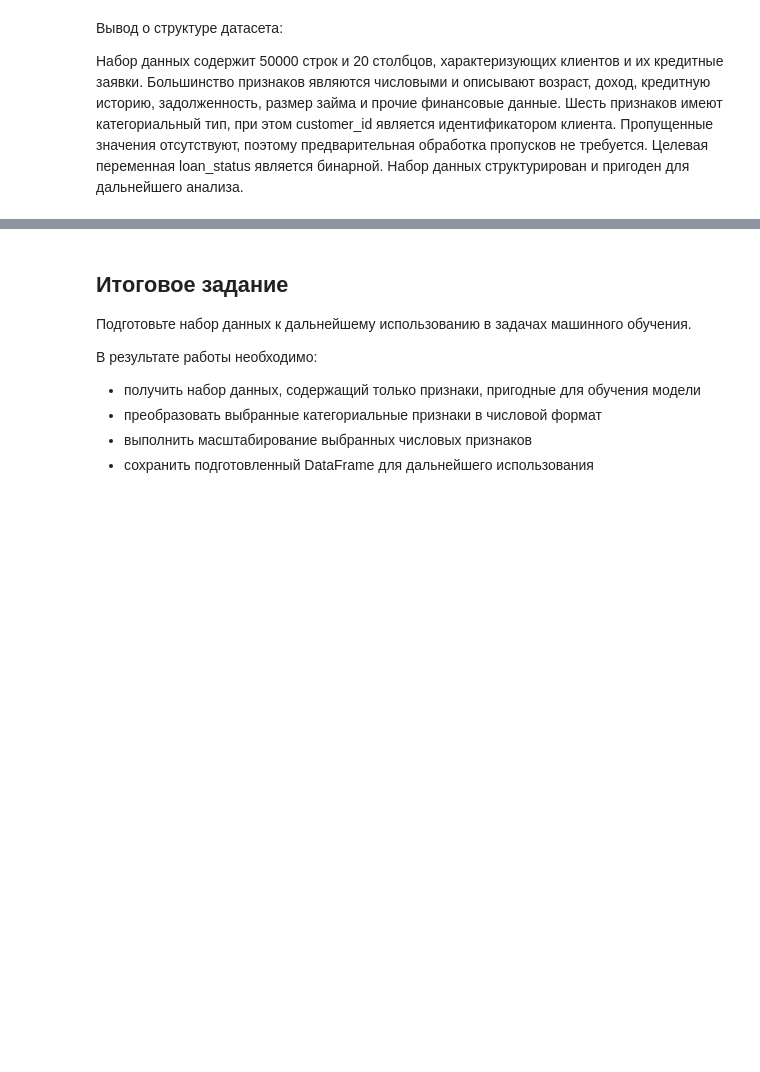
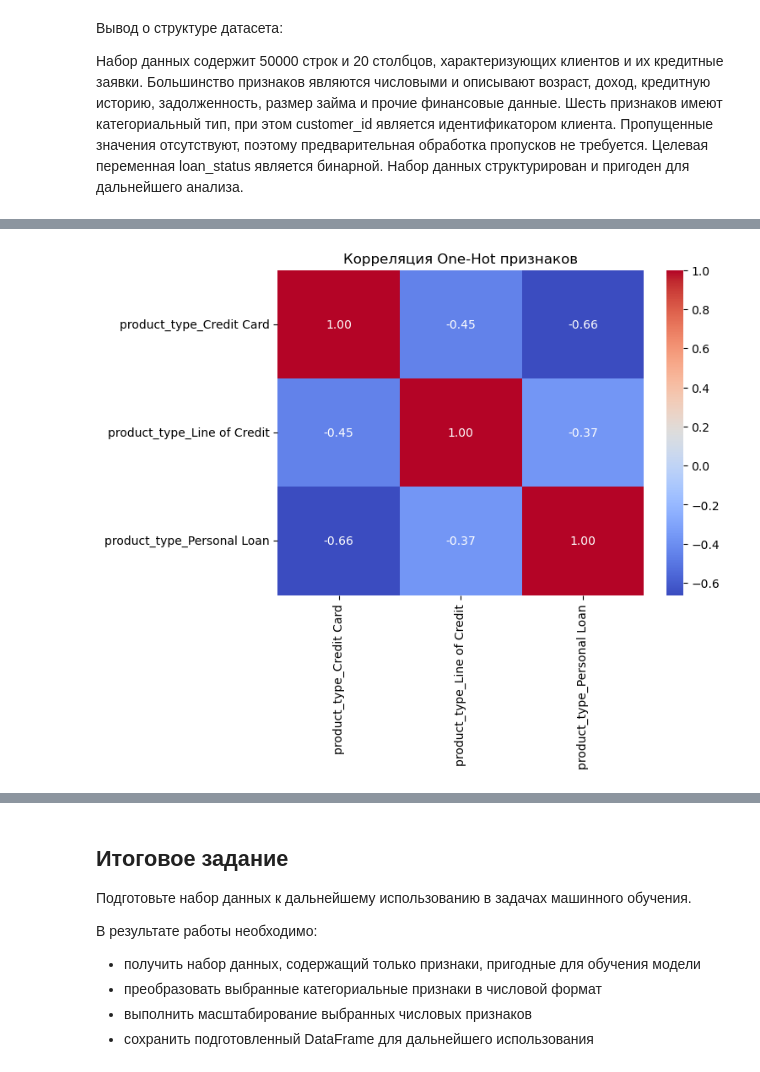
Before and after one commit to vakovalik/ml_hse, a Jupyter notebook: сем 4/практика.ipynb, the cells around one changed output, grey strips where cells are left out. Saved outputs shown, nothing was run; the diff lists cells and outputs as text; code cells hidden in the pictures; blank space fills up the shorter version.

```diff
--- a/сем 4/практика.ipynb
+++ b/сем 4/практика.ipynb
@@ -174,0 +319,27 @@ plt.show()
+# %%
+one_hot_columns = [
+    'product_type_Credit Card',
+    'product_type_Line of Credit',
+    'product_type_Personal Loan'
+]
+
+df_one_hot = pd.get_dummies(
+    df,
+    columns=['product_type'],
+    dtype=int
+)
+
+corr = df_one_hot[one_hot_columns].corr()
+
+plt.figure(figsize=(7, 5))
+sns.heatmap(
+    corr,
+    annot=True,
+    cmap='coolwarm',
+    fmt='.2f'
+)
+
+plt.title('Корреляция One-Hot признаков')
+plt.show()
+# %% [output]
+[figure, added]
```
Also changed, not shown: parts of 35 cells of this notebook, 1 other file.
